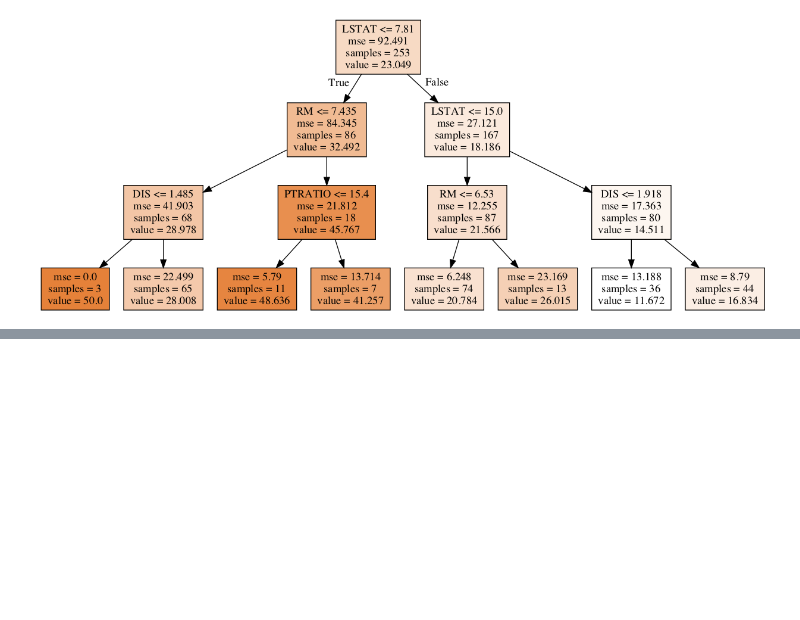
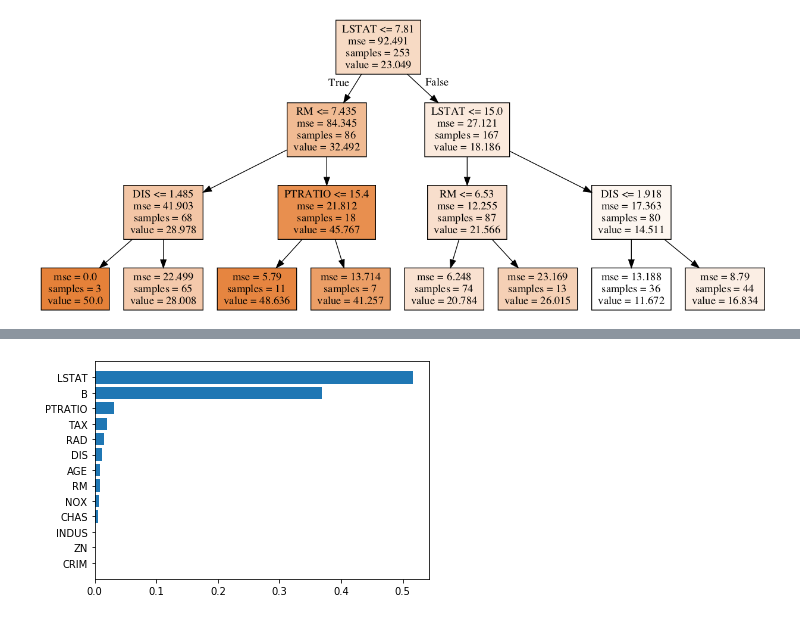
Before and after one commit to atystats/ISLR_Notes_codes, a Jupyter notebook: Chapter 8.ipynb, the cells around one changed output, grey strips where cells are left out. Saved outputs shown, nothing was run; the diff lists cells and outputs as text; code cells hidden in the pictures; blank space fills up the shorter version.

```diff
--- a/Chapter 8.ipynb
+++ b/Chapter 8.ipynb
@@ -350,0 +398,8 @@ Image(graph.create_png())
+# %%
+Importance = pd.DataFrame({'Importance':RF_reg.feature_importances_}, index=X.columns)
+Importance.sort_values('Importance', axis=0, ascending=True)
+plt.barh(list(range(len(importance))), importance)
+plt.yticks(list(range(len(importance))), Importance.index)
+plt.show()
+# %% [output]
+[figure, added]
```
Also changed, not shown: parts of 15 cells of this notebook.
